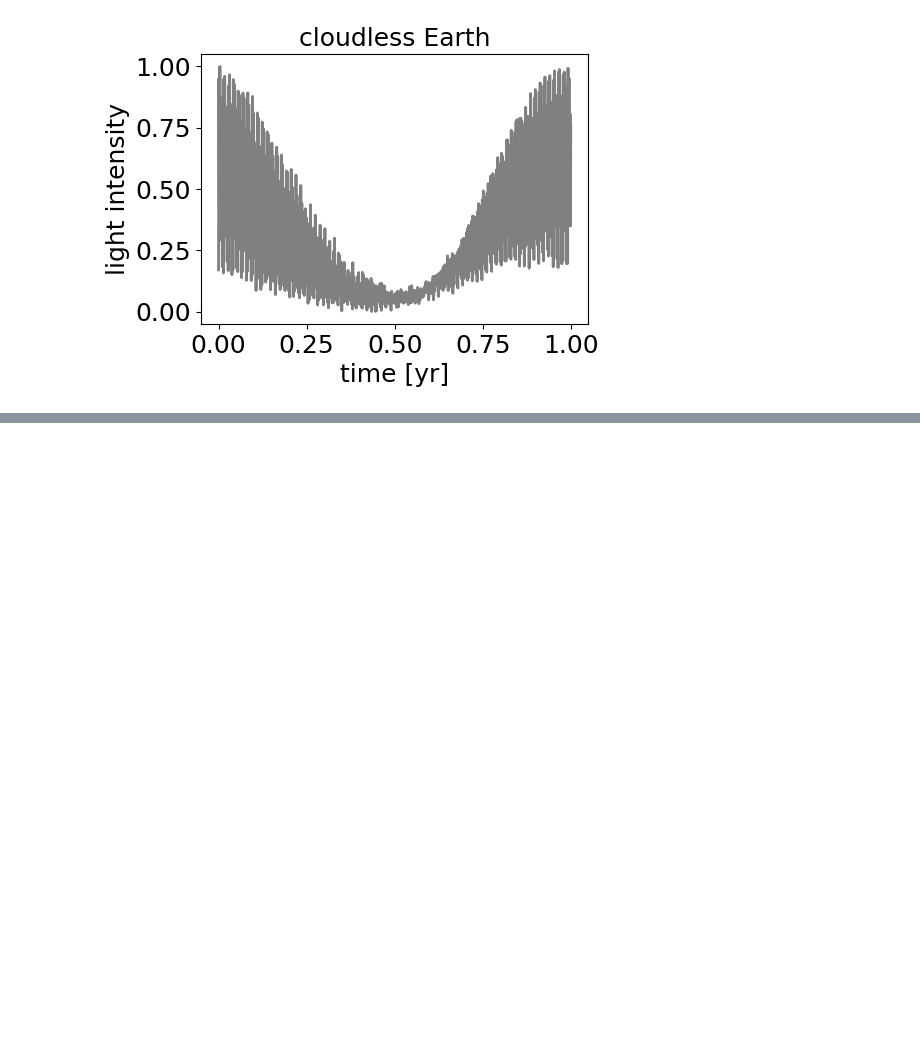
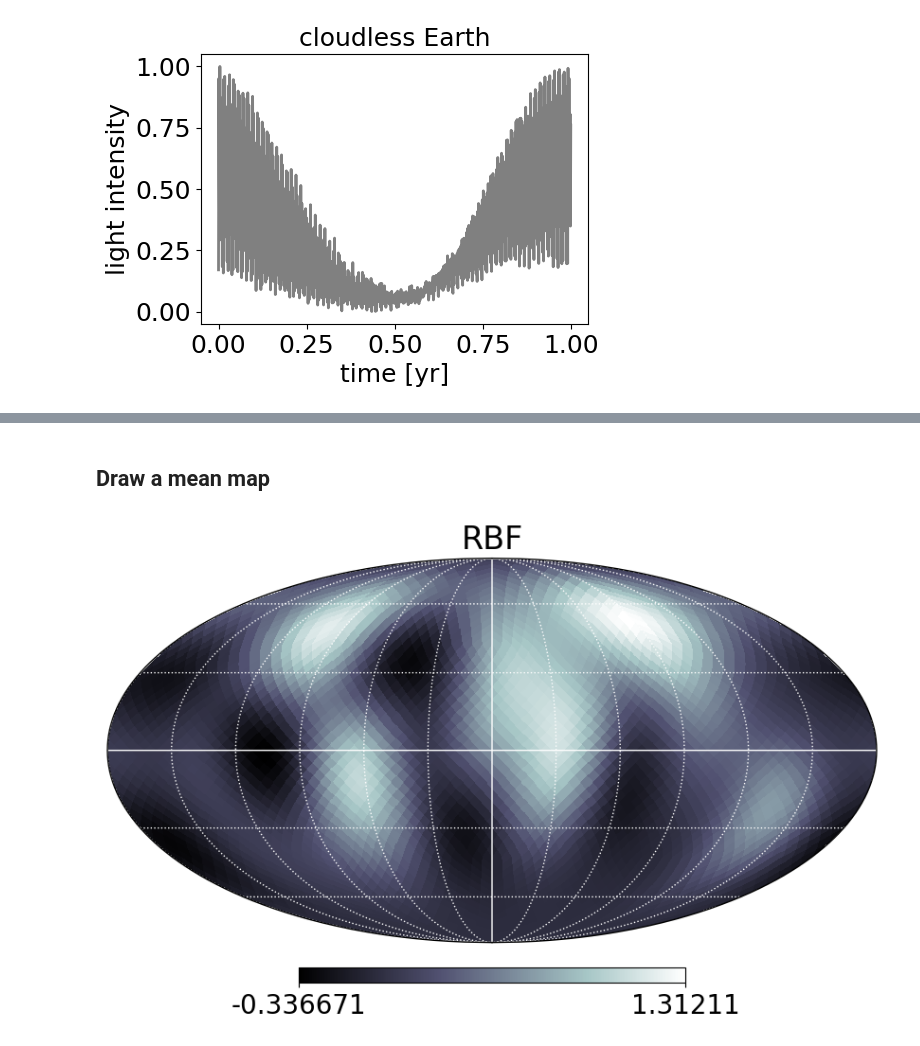
Before and after one commit to HajimeKawahara/sot, a Jupyter notebook: tutorial/nonslip/sot_type1.ipynb, the cells around one changed output, grey strips where cells are left out. Cells and saved outputs as stored; diff of their text form; code cells hidden in the pictures; blank space fills up the shorter version.

```diff
--- a/tutorial/nonslip/sot_type1.ipynb
+++ b/tutorial/nonslip/sot_type1.ipynb
@@ -200,0 +157,27 @@ plt.plot(x, jnp.arccos(x))
+# %% [markdown]
+## Draw a mean map
+# %%
+from tqdm import tqdm
+
+posterior_sample = mcmc.get_samples()
+mu = []
+for i in tqdm(range(num_samples)):
+    zeta_post = posterior_sample["zeta"][i]
+    Thetaeq_post = posterior_sample["Thetaeq"][i]
+    alpha_post = posterior_sample["alpha"][i]
+    sigma_d_post = posterior_sample["sigma_d"][i]
+    gamma=0.30
+    Kernel_model_RBF=alpha_post*rbf(sep, gamma)
+    precision_matrix = np.eye(len(lc))/sigma_d_post**2
+    mu.append(meanmap_inverse_type1(geometric_weight, Kernel_model_RBF, precision_matrix, lc)) #Ks@W.T@lc
+
+mu = jnp.array(mu)
+mu_mean = jnp.mean(mu, axis=0)
+mu_std = jnp.std(mu, axis=0)
+# %%
+#best map
+hp.mollview(mu_mean, title="RBF",flip="geo",cmap=plt.cm.bone)#,min=0,max=1.0)
+hp.graticule(color="white");
+plt.savefig("sotrbfmap.pdf", bbox_inches="tight", pad_inches=0.0);
+# %% [output]
+[figure, added]
```
Also changed, not shown: parts of 18 cells of this notebook.
